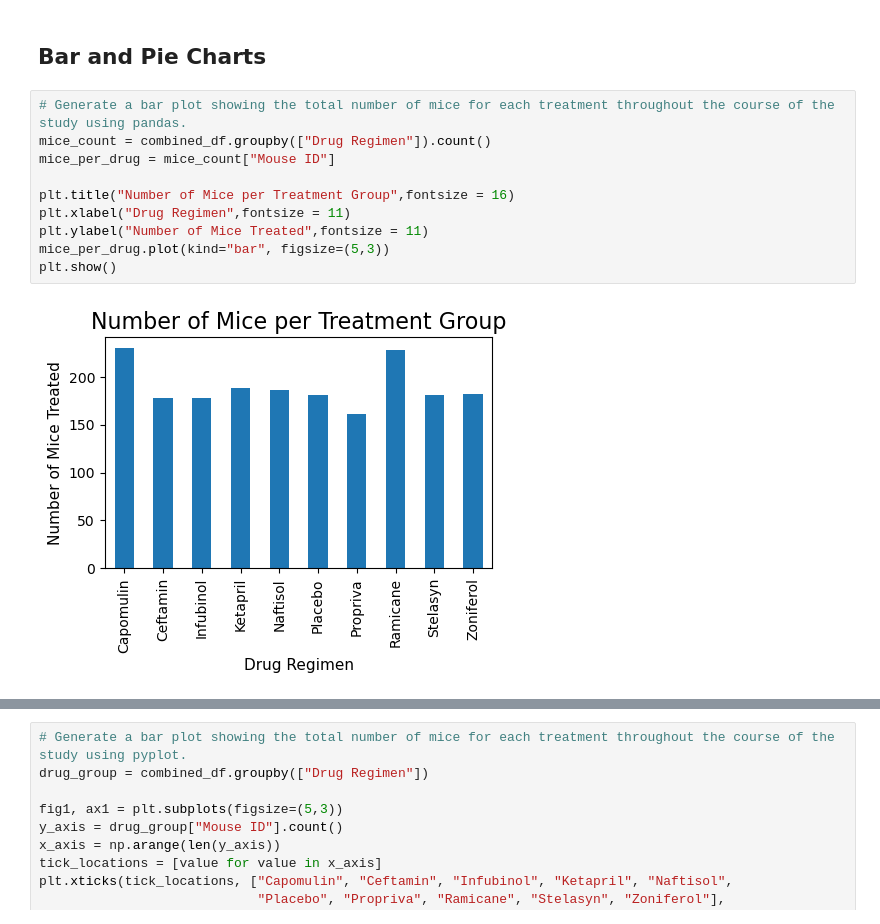
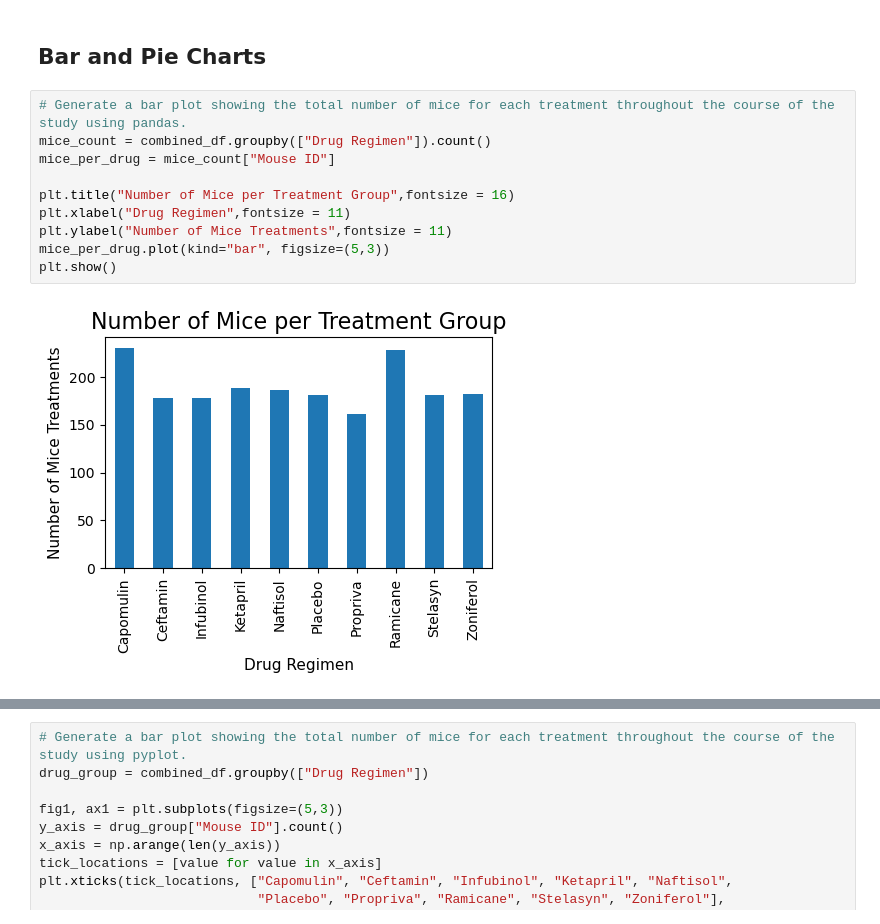
Before and after one commit to BenPickles85/matplotlib-challenge, a Jupyter notebook: matplotlib-challenge.ipynb, the cells around one changed output, grey strips where cells are left out. Saved outputs shown, nothing was run; the diff lists cells and outputs as text.

```diff
--- a/matplotlib-challenge.ipynb
+++ b/matplotlib-challenge.ipynb
@@ -137,12 +137,12 @@ summary_statistics_two
 # %%
 # Generate a bar plot showing the total number of mice for each treatment throughout the course of the study using pandas.
 mice_count = combined_df.groupby(["Drug Regimen"]).count()
 mice_per_drug = mice_count["Mouse ID"]
 
 plt.title("Number of Mice per Treatment Group",fontsize = 16)
 plt.xlabel("Drug Regimen",fontsize = 11)
-plt.ylabel("Number of Mice Treated",fontsize = 11)
+plt.ylabel("Number of Mice Treatments",fontsize = 11)
 mice_per_drug.plot(kind="bar", figsize=(5,3))
 plt.show()
 # %% [output]
-[figure, old version]
+[figure, new version]
```
Also changed, not shown: parts of 2 cells of this notebook, 1 other file.
